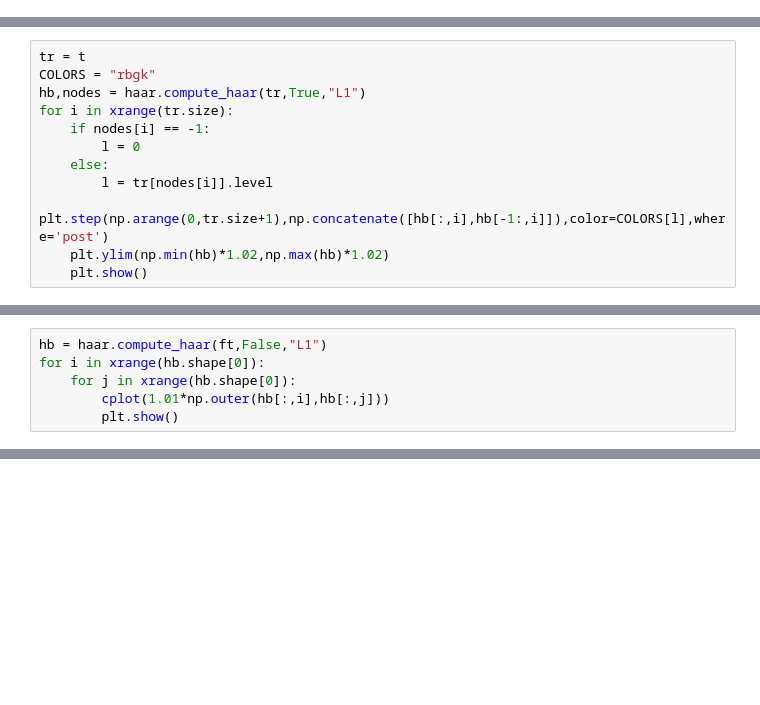
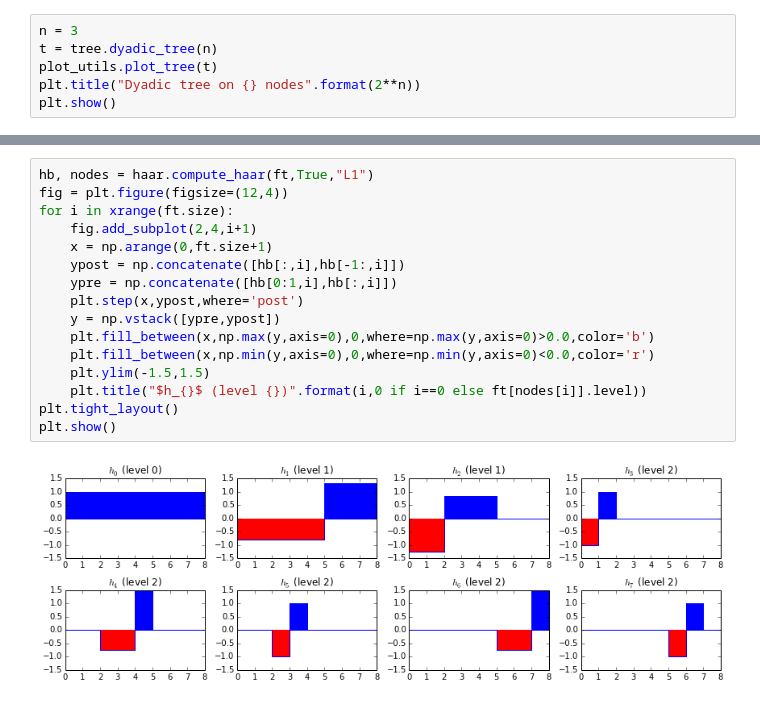
Before and after one commit to hgfalling/pyquest_work, a Jupyter notebook: thesis_haar.ipynb, the cells around one changed output, grey strips where cells are left out. Saved outputs shown, nothing was run; the diff lists cells and outputs as text; blank space fills up the shorter version.

```diff
--- a/thesis_haar.ipynb
+++ b/thesis_haar.ipynb
@@ -0,0 +5,6 @@
+# %%
+n = 3
+t = tree.dyadic_tree(n)
+plot_utils.plot_tree(t)
+plt.title("Dyadic tree on {} nodes".format(2**n))
+plt.show()
@@ -17,12 +46,0 @@ tree_plot.plot_tree(ft)
-# %%
-tr = t
-COLORS = "rbgk"
-hb,nodes = haar.compute_haar(tr,True,"L1")
-for i in xrange(tr.size):
-    if nodes[i] == -1:
-        l = 0
-    else:
-        l = tr[nodes[i]].level
-    plt.step(np.arange(0,tr.size+1),np.concatenate([hb[:,i],hb[-1:,i]]),color=COLORS[l],where='post')
-    plt.ylim(np.min(hb)*1.02,np.max(hb)*1.02)
-    plt.show()
@@ -34,6 +46,0 @@ for i in xrange(tr.size):
-# %%
-hb = haar.compute_haar(ft,False,"L1")
-for i in xrange(hb.shape[0]):
-    for j in xrange(hb.shape[0]):
-        cplot(1.01*np.outer(hb[:,i],hb[:,j]))
-        plt.show()
@@ -53,0 +47,18 @@ for i in xrange(hb.shape[0]):
+# %%
+hb, nodes = haar.compute_haar(ft,True,"L1")
+fig = plt.figure(figsize=(12,4))
+for i in xrange(ft.size):
+    fig.add_subplot(2,4,i+1)
+    x = np.arange(0,ft.size+1)
+    ypost = np.concatenate([hb[:,i],hb[-1:,i]])
+    ypre = np.concatenate([hb[0:1,i],hb[:,i]])
+    plt.step(x,ypost,where='post')
+    y = np.vstack([ypre,ypost])
+    plt.fill_between(x,np.max(y,axis=0),0,where=np.max(y,axis=0)>0.0,color='b')
+    plt.fill_between(x,np.min(y,axis=0),0,where=np.min(y,axis=0)<0.0,color='r')
+    plt.ylim(-1.5,1.5)
+    plt.title("$h_{}$ (level {})".format(i,0 if i==0 else ft[nodes[i]].level))
+plt.tight_layout()
+plt.show()
+# %% [output]
+[figure, added]
```
Also changed, not shown: parts of 16 cells of this notebook, 7 other files.
